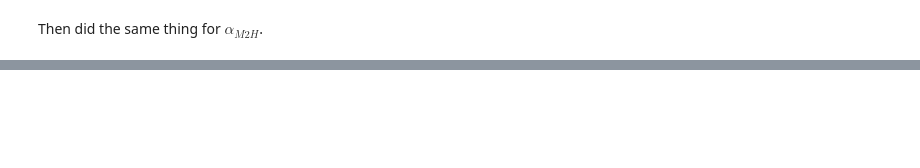
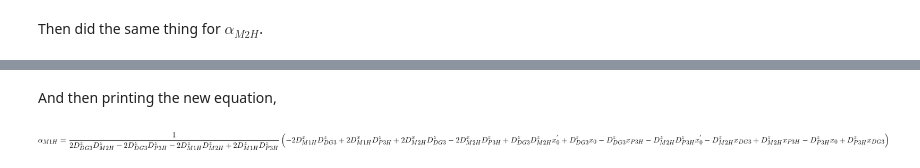
Before and after one commit to pcdshub/pswalker, a Jupyter notebook: ipynbs/Ray Tracing for Titled Flat Mirrors.ipynb, the cells around one changed output, grey strips where cells are left out. Saved outputs shown, nothing was run; the diff lists cells and outputs as text; code cells hidden in the pictures; blank space fills up the shorter version.

```diff
--- a/ipynbs/Ray Tracing for Titled Flat Mirrors.ipynb
+++ b/ipynbs/Ray Tracing for Titled Flat Mirrors.ipynb
@@ -286,0 +292,12 @@ sp.relational.Eq(sp.symbols("alpha^DG3_M2H"), dg3_alpha)
+# %%
+# Substitute the second equation into alpha_2 in the first
+alpha_1_eq = p3h_alpha.subs(a2, dg3_alpha)
+
+# Move alpha_1 over to the right and re-solve for alpha_1 with the substitutions
+alpha_1 = sp.solve(alpha_1_eq - a1, a1)[0]
+# %% [markdown]
+And then printing the new equation,
+# %%
+sp.relational.Eq(sp.symbols("alpha_M1H"), alpha_1)
+# %% [output]
+[figure, added]
```
Also changed, not shown: parts of 9 cells of this notebook.
